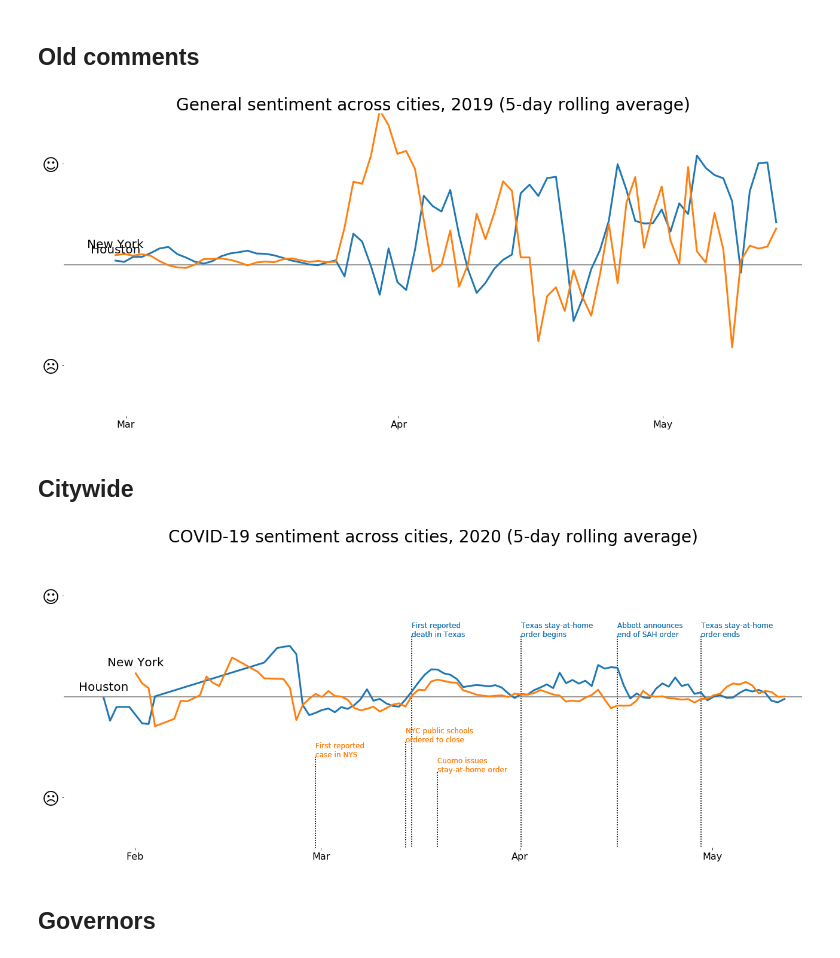
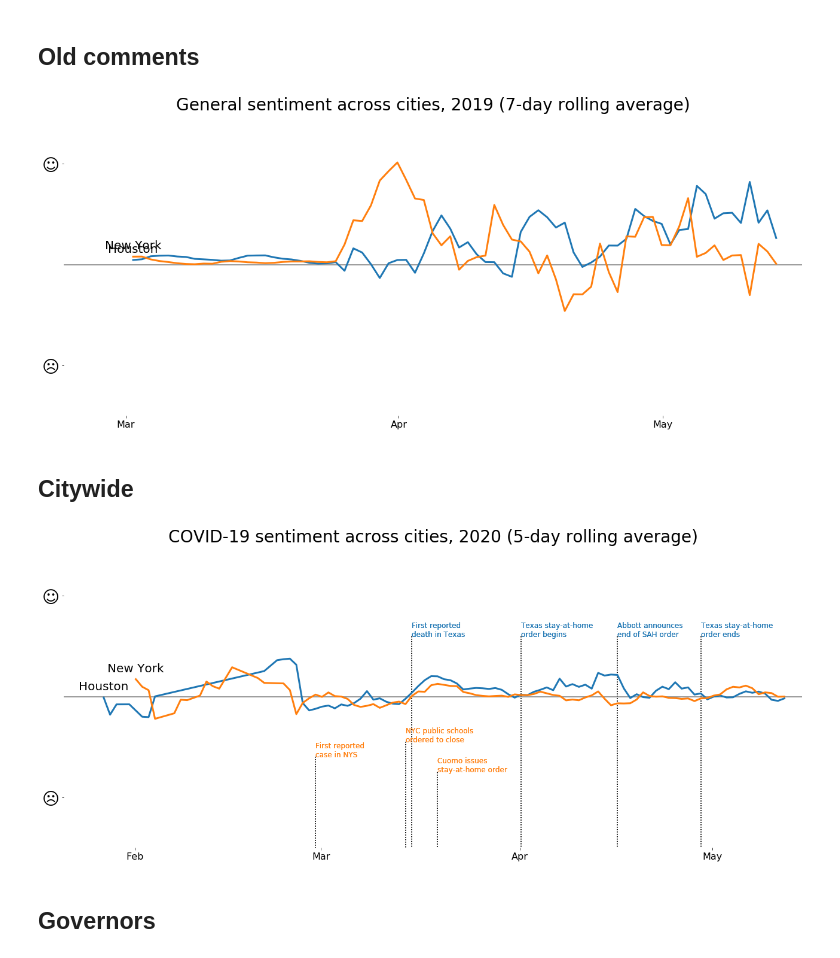
Before and after one commit to jgodin21/project_5, a Jupyter notebook: code/3-Analyze-sentiment.ipynb, the cells around one changed output. Cells and saved outputs as stored; diff of their text form; code cells hidden in the pictures.

```diff
--- a/code/3-Analyze-sentiment.ipynb
+++ b/code/3-Analyze-sentiment.ipynb
@@ -114,3 +114,12 @@ covid["time"].dt.year.value_counts()
 2015       33
 2012       30
 Name: time, dtype: int64
+# %%
+for city in cities:
+    subset = covid[
+        (covid["time"].dt.year == 2019) &
+        (covid["city"] == city)
+    ]
+    subset \
+        .groupby([subset["time"].dt.week]) \
+        .sum()["score"].plot(label=city, legend="on");
@@ -133,7 +144,7 @@ for city in cities:
 # Make sure we have sufficient data to graph on each keyword
 for keyword in ["Cuomo", "Abbott", "Trump", "Fauci", "CDC"]:
     print(keyword)
-    subset = covid[(covid["time"].dt.year == 2020) & (covid["text"].str.contains(keyword))]
+    subset = covid[(covid["time"].dt.year == 2020) & (covid["text"].str.contains(keyword, case=False))]
     display(subset.groupby(subset["time"].dt.week)["text"].count())
 # %% [output]
 Cuomo
@@ -234,8 +247,11 @@ covid.hist(column="compound", by="city", figsize=(15, 5));
 # %% [output]
 [figure]
 # %%
-# Define weighting scheme
-covid["score_weighted"] = covid["compound"] * covid["score"]
+# Define weighting scheme, with a "scaling back" factor to temper the range of the graphs
+covid["score_weighted"] = covid["compound"] * covid["score"] * 0.75
+# %%
+# Define sentiment intensity
+covid["intensity"] = np.abs(covid["score_weighted"])
 # %% [markdown]
 # Graphs
 # %%
@@ -311,36 +327,36 @@ def plt_add_events(ax, events):
 # %% [markdown]
 ## Old comments
 # %%
-rolling = 5
+rolling = 7
 year = 2019
 
 # Configure plots
 fig, ax = plt.subplots(figsize=(18, 8))
 plt_setup(ax, f"General sentiment across cities, {year} ({rolling}-day rolling average)", year)
 
 for city in cities:
 
     # Gather data
     subset = covid[
         (covid["time"].dt.year == year) &
         (covid["city"] == city) &
         (covid["score"] > 0)
     ]
     subset_mean = subset\
         .groupby(subset["time"].dt.date) \
         .mean() \
         .rolling(rolling) \
         .mean() \
         .dropna()
 
     # Line plots
     plt_city(ax, subset_mean, city, weight=True)
 
     # Write out
     plt.tight_layout()
     plt.savefig(f"../graphs/Sentiment-Citywide-{year}-{rolling}day.svg", transparent=True)
 # %% [output]
-[figure, old version]
+[figure, new version]
 # %% [markdown]
 ## Citywide
 # %%
@@ -376,7 +392,7 @@ for city in cities:
     plt.tight_layout()
     plt.savefig(f"../graphs/Sentiment-Citywide-{year}-{rolling}day.svg", transparent=True)
 # %% [output]
-[figure, old version]
+[figure, new version]
 # %% [markdown]
 ## Governors
 # %%
```
Also changed, not shown: parts of 5 cells of this notebook, 5 other files.
